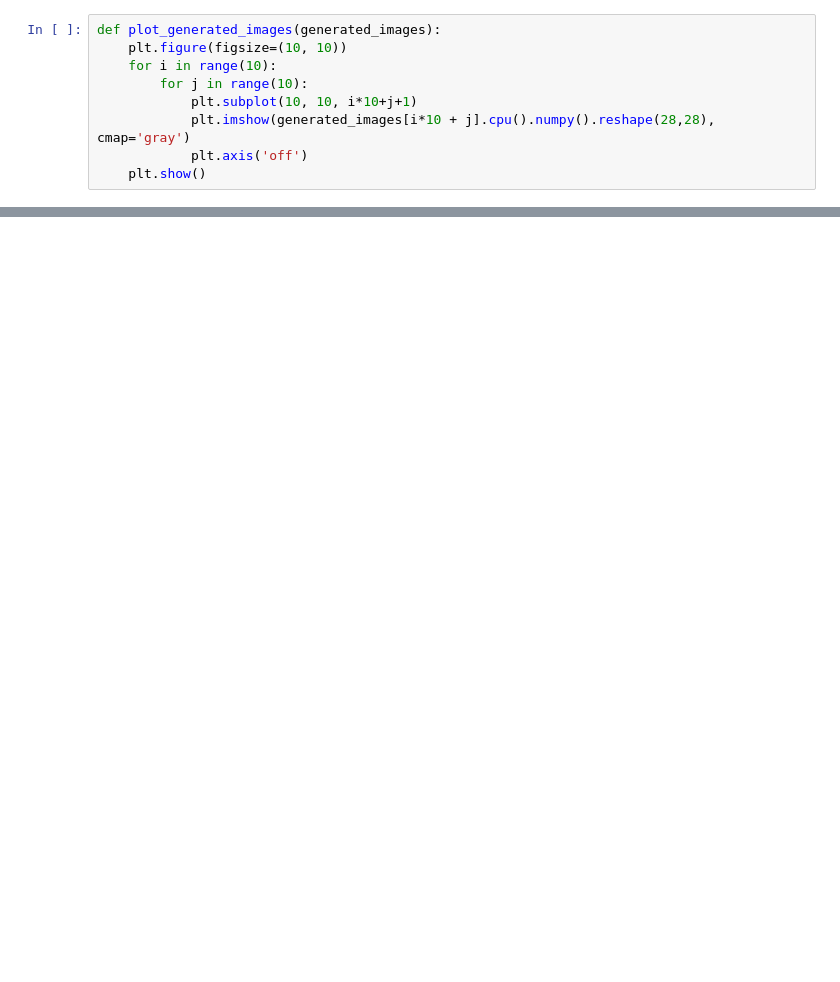
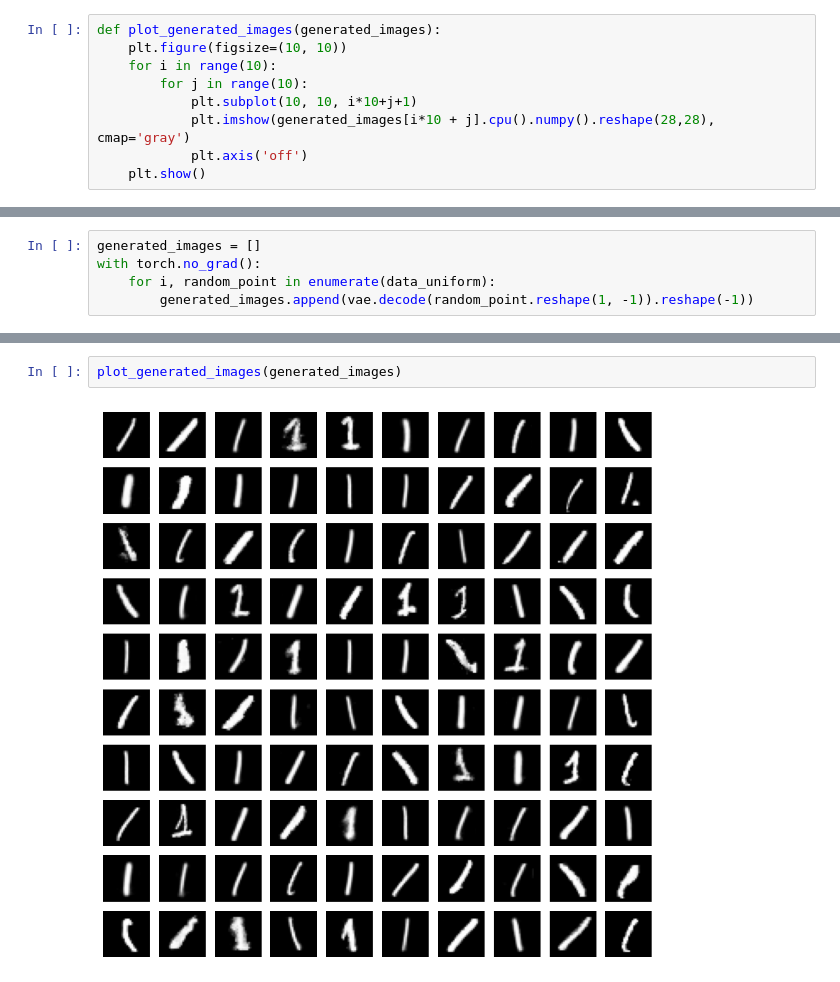
Before and after one commit to marekpiotradamczyk/deeplearninglaboratory, a Jupyter notebook: taskwork/wfi/VAE.ipynb, the cells around one changed output, grey strips where cells are left out. Cells and saved outputs as stored; diff of their text form; blank space fills up the shorter version.

```diff
--- a/taskwork/wfi/VAE.ipynb
+++ b/taskwork/wfi/VAE.ipynb
@@ -221,0 +242,5 @@ plot_generated_images(generated_images)
+# %%
+generated_images = []
+with torch.no_grad():
+    for i, random_point in enumerate(data_uniform):
+        generated_images.append(vae.decode(random_point.reshape(1, -1)).reshape(-1))
@@ -221,0 +275,4 @@ plot_generated_images(generated_images)
+# %%
+plot_generated_images(generated_images)
+# %% [output]
+[figure, added]
```
Also changed, not shown: parts of 13 cells of this notebook.
